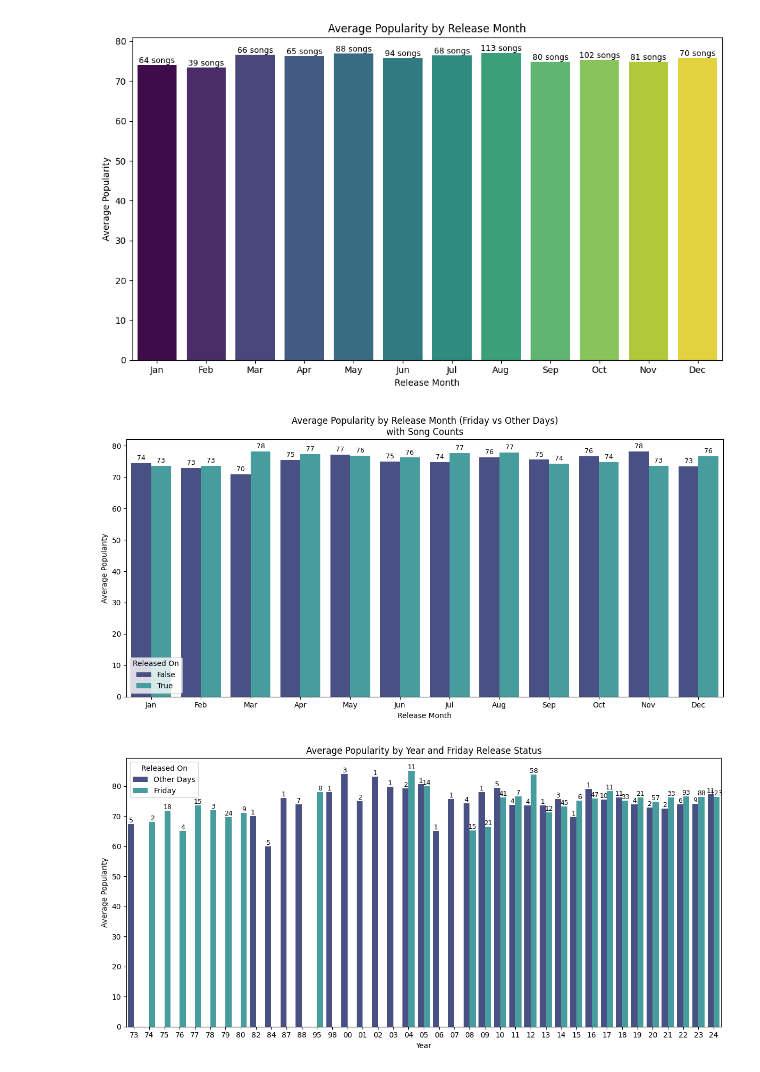
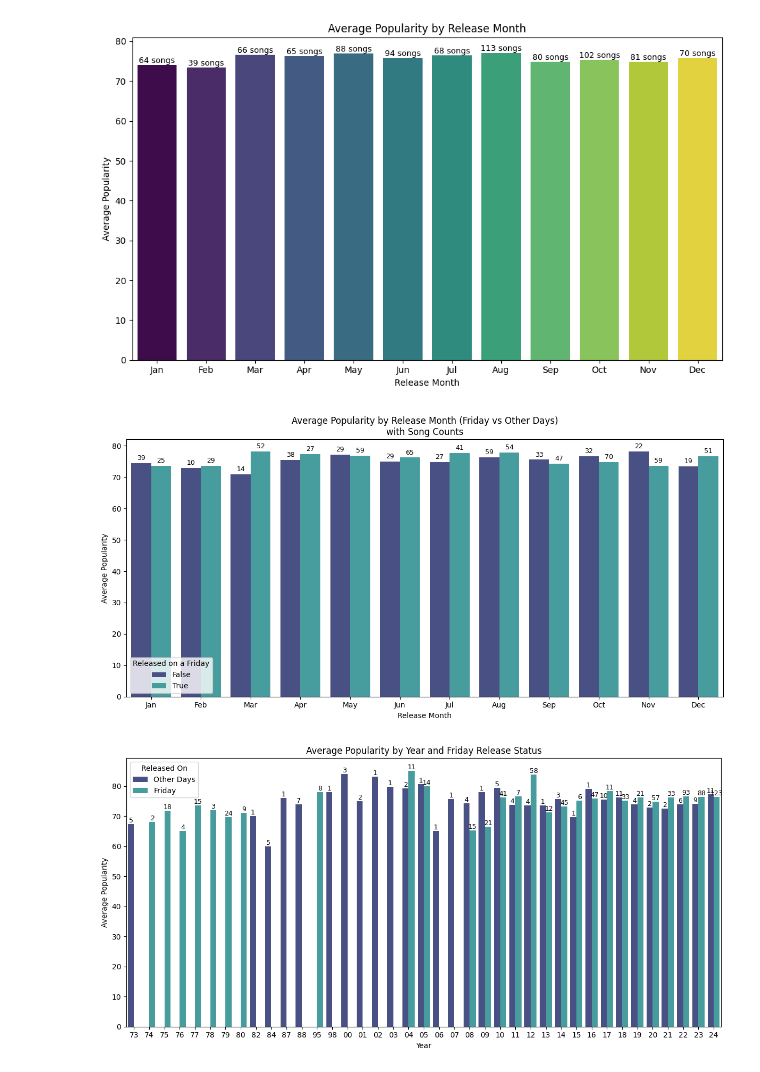
Before and after one commit to Claudio-creis/Spotify_Analysis, a Jupyter notebook: AnalysisAPI.ipynb, the cells around one changed output. Saved outputs shown, nothing was run; the diff lists cells and outputs as text; code cells hidden in the pictures.

```diff
--- a/AnalysisAPI.ipynb
+++ b/AnalysisAPI.ipynb
@@ -493,40 +493,52 @@ monthly_stats = (
 # Label for clarity
 monthly_popularity['friday'] = monthly_popularity['friday'].map({True: 'Friday', False: 'Other Days'})
 
 monthly_popularity = (
     data.groupby(['release_month', 'friday'])['popularity']
     .mean()
     .reset_index()
 )
 
 # Label for clarity
 monthly_popularity['friday'] = monthly_popularity['friday'].map({True: 'Friday', False: 'Other Days'})
 
 plt.figure(figsize=(12, 6))
 ax = sns.barplot(
     data=monthly_stats,
     x='release_month',
     y='avg_popularity',
     hue='friday',
     palette='mako'
 )
 
-# Annotate with song counts on top of each bar
-for container in ax.containers:
-    ax.bar_label(container, labels=[
-        f"{int(c)}" for c in container.datavalues
-    ], label_type='edge', fontsize=9, padding=2)
+# Annotate each bar with song count
+for container, bars in zip(ax.containers, monthly_stats['friday'].unique()):
+    labels = []
+    for bar in container:
+        month = bar.get_x() + bar.get_width() / 2
+        # Find the closest release_month (since bar positions are 0-indexed)
+        month_idx = int(round(bar.get_x() + bar.get_width() / 2))
+        # The x-axis is 0-based, so add 1 to get the month number
+        release_month = month_idx + 1
+        # Get the song count for this month and friday status
+        count = monthly_stats[
+            (monthly_stats['release_month'] == release_month) &
+            (monthly_stats['friday'] == bars)
+        ]['song_count'].values
+        labels.append(str(int(count[0])) if len(count) else "")
+    ax.bar_label(container, labels=labels, label_type='edge', fontsize=9, padding=2)
+
 
 plt.title("Average Popularity by Release Month (Friday vs Other Days)\nwith Song Counts")
 plt.xlabel("Release Month")
 plt.ylabel("Average Popularity")
 plt.xticks(ticks=range(0, 12), labels=['Jan', 'Feb', 'Mar', 'Apr', 'May', 'Jun',
                                        'Jul', 'Aug', 'Sep', 'Oct', 'Nov', 'Dec'])
-plt.legend(title='Released On')
+plt.legend(title='Released on a Friday')
 plt.tight_layout()
 plt.show()
 # %% [output]
-[figure, old version]
+[figure, new version]
 # %%
 import matplotlib.pyplot as plt
 import seaborn as sns
```
Also changed, not shown: parts of 2 cells of this notebook, 1 other file.
